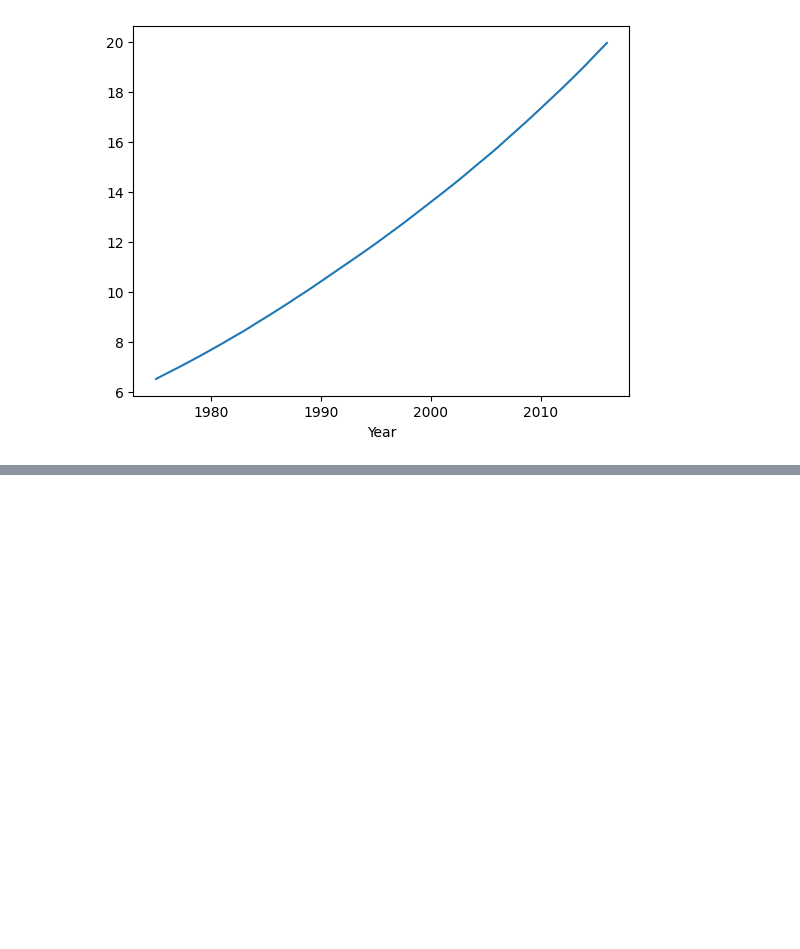
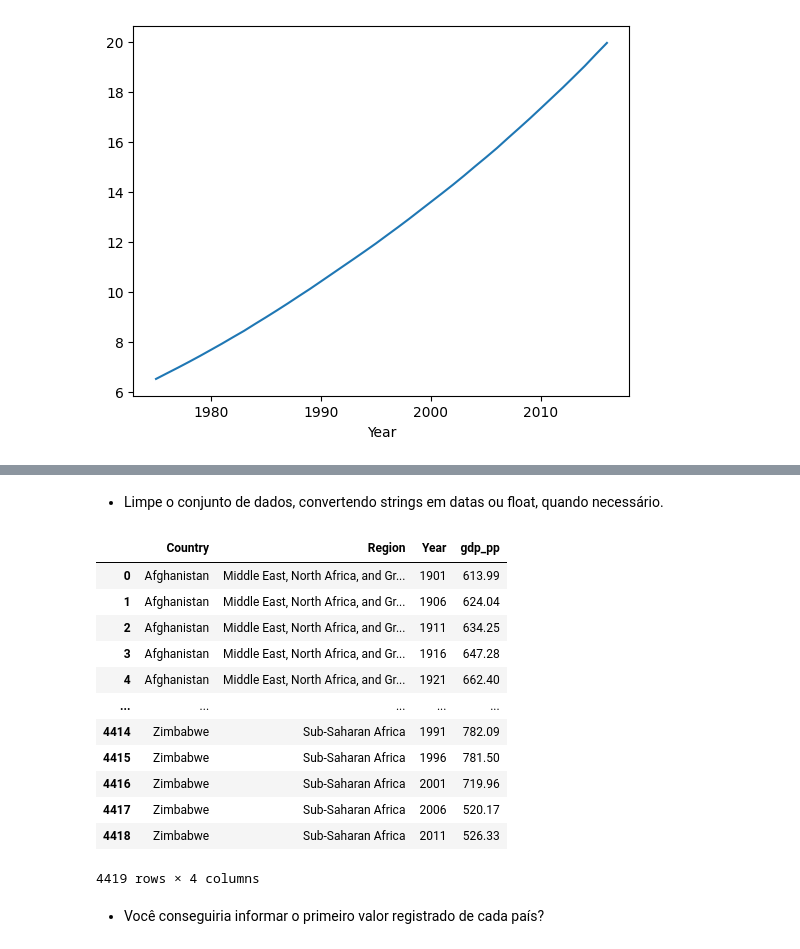
Before and after one commit to AlanDiekGuimaraes/Locadora_de_Veiculos, a Jupyter notebook: Projetos/Análise de dados de obesidade mundial e PIB per capita/Análise de dados de obesidade mundial e PIB per capita.ipynb, the cells around one changed output, grey strips where cells are left out. Drawn from its saved outputs; the diff is of its cells as text; code cells hidden in the pictures; blank space fills up the shorter version.

```diff
--- a/Projetos/Análise de dados de obesidade mundial e PIB per capita/Análise de dados de obesidade mundial e PIB per capita.ipynb
+++ b/Projetos/Análise de dados de obesidade mundial e PIB per capita/Análise de dados de obesidade mundial e PIB per capita.ipynb
@@ -176,0 +196,23 @@ df_abos_os_sexos.groupby('Year')['Obesidade'].mean().plot()
+# %% [markdown]
+- Limpe o conjunto de dados, convertendo strings em datas ou float, quando necessário.
+# %%
+df_PIB_por_Pessoa['Year'] = df_PIB_por_Pessoa['Year'].apply(lambda x: int(x.split('/')[-1]))
+df_PIB_por_Pessoa['gdp_pp'] = df_PIB_por_Pessoa[' GDP_pp '].apply(lambda x: float(x.split()[0].replace(',', '')))
+del df_PIB_por_Pessoa[' GDP_pp ']
+df_PIB_por_Pessoa
+# %% [output]
+|  | Country | Region | Year | gdp_pp |
+| 0 | Afghanistan | Middle East, North Africa, and Gr... | 1901 | 613.99 |
+| 1 | Afghanistan | Middle East, North Africa, and Gr... | 1906 | 624.04 |
+| 2 | Afghanistan | Middle East, North Africa, and Gr... | 1911 | 634.25 |
+| 3 | Afghanistan | Middle East, North Africa, and Gr... | 1916 | 647.28 |
+| 4 | Afghanistan | Middle East, North Africa, and Gr... | 1921 | 662.40 |
+| ... | ... | ... | ... | ... |
+| 4414 | Zimbabwe | Sub-Saharan Africa | 1991 | 782.09 |
+| 4415 | Zimbabwe | Sub-Saharan Africa | 1996 | 781.50 |
+| 4416 | Zimbabwe | Sub-Saharan Africa | 2001 | 719.96 |
+| 4417 | Zimbabwe | Sub-Saharan Africa | 2006 | 520.17 |
+| 4418 | Zimbabwe | Sub-Saharan Africa | 2011 | 526.33 |
+4419 rows × 4 columns
+# %% [markdown]
+- Você conseguiria informar o primeiro valor registrado de cada país?
```
Also changed, not shown: parts of 10 cells of this notebook.
